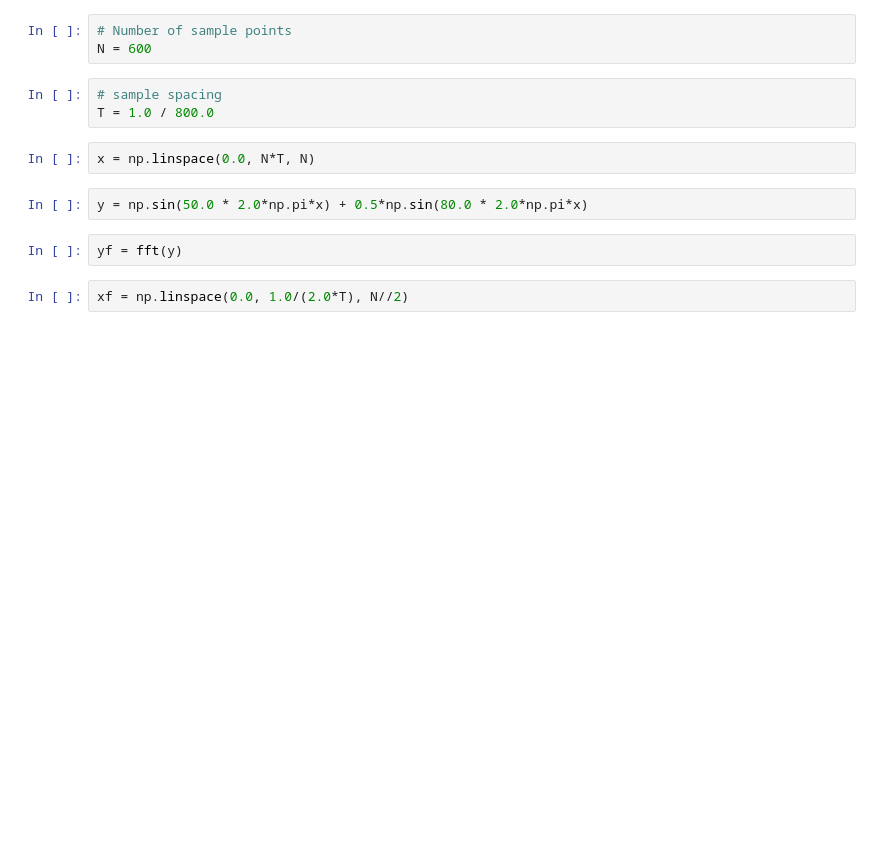
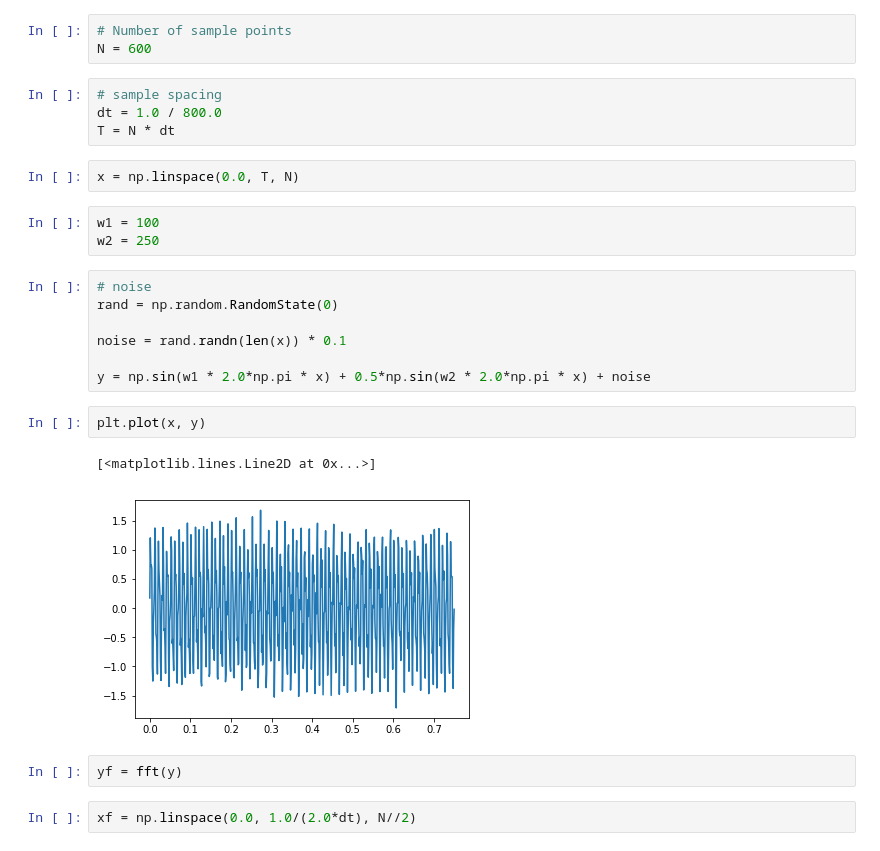
Before and after one commit to flokno/python_recipes, a Jupyter notebook: mathematics/fft/fft.ipynb, the cells around one changed output. Cells and saved outputs as stored; diff of their text form; blank space fills up the shorter version.

```diff
--- a/mathematics/fft/fft.ipynb
+++ b/mathematics/fft/fft.ipynb
@@ -8,15 +8,29 @@ import matplotlib.pyplot as plt
 N = 600
 # %%
 # sample spacing
-T = 1.0 / 800.0
+dt = 1.0 / 800.0
+T = N * dt
 # %%
-x = np.linspace(0.0, N*T, N)
+x = np.linspace(0.0, T, N)
+# %%
+w1 = 100
+w2 = 250
 # %%
-y = np.sin(50.0 * 2.0*np.pi*x) + 0.5*np.sin(80.0 * 2.0*np.pi*x)
+# noise
+rand = np.random.RandomState(0)
+
+noise = rand.randn(len(x)) * 0.1
+
+y = np.sin(w1 * 2.0*np.pi * x) + 0.5*np.sin(w2 * 2.0*np.pi * x) + noise
+# %%
+plt.plot(x, y)
+# %% [output]
+[<matplotlib.lines.Line2D at 0x...>]
+[figure, added]
 # %%
 yf = fft(y)
 # %%
-xf = np.linspace(0.0, 1.0/(2.0*T), N//2)
+xf = np.linspace(0.0, 1.0/(2.0*dt), N//2)
 # %%
 #plt.plot(xf, 2.0/N * np.abs(yf[0:N//2]))
 plt.plot(xf, abs(yf[:N//2]))
```
Also changed, not shown: parts of 4 cells of this notebook.
